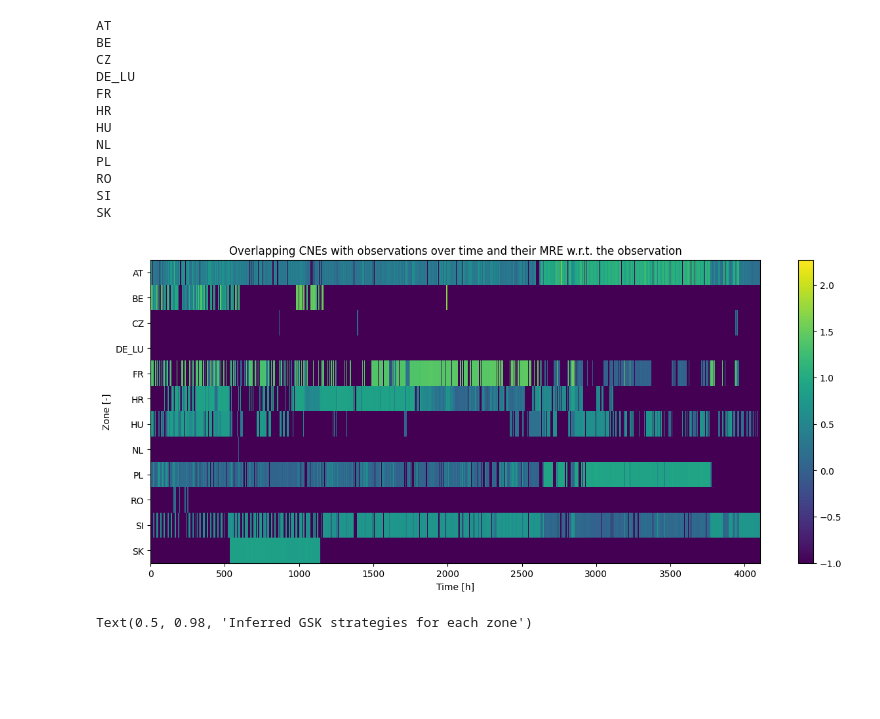
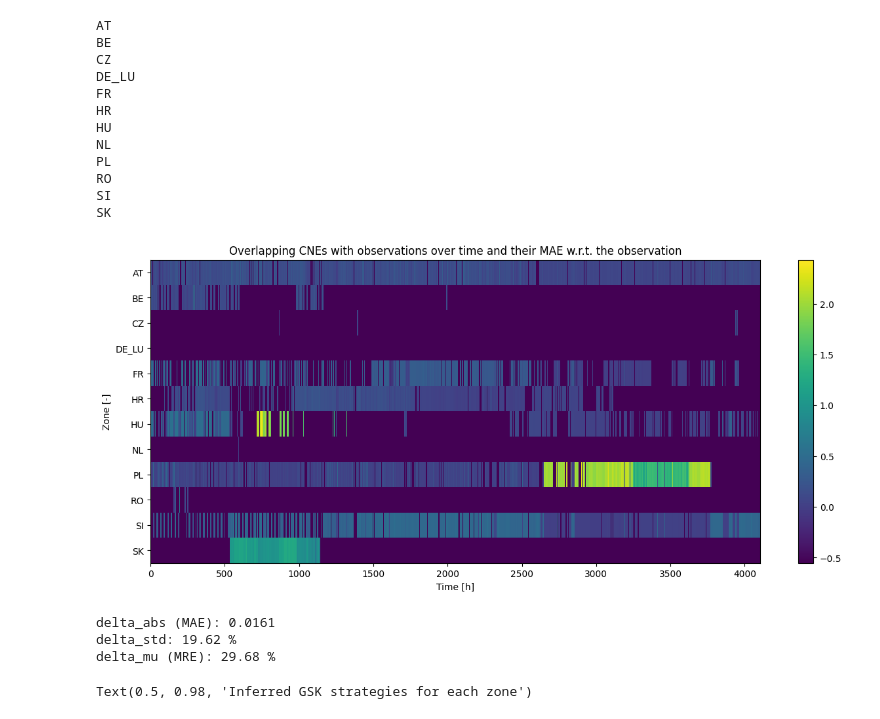
Before and after one commit to kbruninx/FBMC, a Jupyter notebook: flow_based_domain/Calculated PTDF Analysis.ipynb, the cells around one changed output. Saved outputs shown, nothing was run; the diff lists cells and outputs as text; code cells hidden in the pictures; blank space fills up the shorter version.

```diff
--- a/flow_based_domain/Calculated PTDF Analysis.ipynb
+++ b/flow_based_domain/Calculated PTDF Analysis.ipynb
@@ -51,0 +56,2 @@ display(df_ptdf)
+# %%
+df_ptdf_nuts_feb = df_ptdf_nuts_feb.reset_index()
@@ -51,0 +157,19 @@ display(df_ptdf)
+# %%
+# BORDERS CONSIDERED BY MY MODEL (alpha = 0.04)
+
+total_borders_considered_model_4 = []
+for _, lines in df_ptdf_nuts_feb_4[(df_ptdf_nuts_feb_4.line_id.isin(tielines))].groupby('DateTime'):
+    borders = []
+    for l in list(lines['line_id']):
+        eic = df_grid.loc[l, 'eic']
+        if eic[:4] == '10T-':
+            z1 = eic[4:6]
+            z2 = eic[7:9]
+            if [z1, z2] not in borders:# and [z2, z1] not in borders:
+                borders.append([z1, z2])
+            if [z1, z2] not in total_borders_considered_model_4:
+                total_borders_considered_model_4.append([z1, z2])
+    #print([b[0] + '-' + b[1] for b in borders])
+
+print(len(total_borders_considered_model_4))
+print([b[0] + '-' + b[1] for b in total_borders_considered_model_4])
@@ -76,11 +241,14 @@ df_lines_frm = df_lines_frm.groupby('zone').max()
 # %%
 # ADDING F_REF, FRM AND RAM to PTDF
 
-timestamps = list(df_ptdf.index.unique())
+timestamps = list(df_timestamps[
+    (df_timestamps.index >= datetime(2022, 9, 11, 0, 0)) &
+    (df_timestamps.index <= datetime(2023, 2, 28, 23, 59))
+].index)
 
 ts = 1
-for index, row in df_ptdf_nuts.iterrows():
-    t = timestamps.index(index)
+for index, row in df_ptdf_nuts_feb_tso[df_ptdf_nuts_feb_tso.DateTime <= datetime(2023, 2, 28, 23, 59)].iterrows():
+    t = timestamps.index(row['DateTime'])
     l = df_line_edge_map.loc[df_line_edge_map.line_id == row['line_id'], 'edge'].iloc[0]
     zone = df_grid.loc[row['line_id'], 'zone']
     cap = df_grid.loc[row['line_id'], 'capacity']
@@ -89,9 +257,9 @@ for index, row in df_ptdf_nuts.iterrows():
     frm = df_lines_frm.loc[zone, 'frm']
     ram = cap - frm - fref
 
-    df_ptdf_nuts.loc[index, 'fref'] = fref
-    df_ptdf_nuts.loc[index, 'frm'] = frm
-    df_ptdf_nuts.loc[index, 'ram'] = ram
+    df_ptdf_nuts_feb_tso.loc[index, 'fref'] = fref
+    df_ptdf_nuts_feb_tso.loc[index, 'frm'] = frm
+    df_ptdf_nuts_feb_tso.loc[index, 'ram'] = ram
 
     ts += 1
     if ts % 1000 == 0:
@@ -209,11 +366,11 @@ for zone in zones:
             (df_ptdf_obs.line_id.isin(zone_lines)) &
             (df_ptdf_obs.DateTime == timestamp) &
             (df_ptdf_obs.contingency == -1)]
-        c0_overlap = df_ptdf_nuts[(df_ptdf_nuts.index == timestamp) & df_ptdf_nuts.line_id.isin(list(obs_c0['line_id']))]
+        c0_overlap = df_ptdf[(df_ptdf.index == timestamp) & df_ptdf.line_id.isin(list(obs_c0['line_id']))]
 
         obs_c0_overlap = obs_c0[obs_c0.line_id.isin(list(c0_overlap['line_id']))]
         if abs(obs_c0_overlap[zones].to_numpy()).all() > 0:
-            diff = abs(c0_overlap[zones].to_numpy() - obs_c0_overlap[zones].to_numpy()) / abs(obs_c0_overlap[zones].to_numpy())
+            diff = abs(c0_overlap[zones].to_numpy() - obs_c0_overlap[zones].to_numpy())
             if len(diff) > 0:
                 ptdf_mre[z][t] = np.min(diff)
             else:
@@ -234,21 +391,29 @@ RO
 SI
 SK
 # %%
-ptdf_mre[np.isnan(ptdf_mre)] = -1
+#ptdf_mre[np.isnan(ptdf_mre)] = -1
+ptdf_mre[ptdf_mre == -0.02] = -0.03
 
 fig, ax = plt.subplots(figsize=(15,6))
 plt.imshow(ptdf_mre, interpolation='none', aspect='auto')
 ax.set_yticks([0,1,2,3,4,5,6,7,8,9,10,11])
 ax.set_yticklabels(zones)
 ax.set_xlabel('Time [h]')
 ax.set_ylabel('Zone [-]')
-plt.title("Overlapping CNEs with observations over time and their MRE w.r.t. the observation")
+plt.title("Overlapping CNEs with observations over time and their MAE w.r.t. the observation")
 plt.colorbar()
 plt.show()
 # %% [output]
-[figure, old version]
+[figure, new version]
 # %%
-# MAXBEX AND MAXPOS
+# OVERALL ERROR METRICS
+print('delta_abs (MAE):', round(np.mean(ptdf_mre[ptdf_mre != -0.03]), 4))
+print('delta_std:', round(100*np.mean(ptdf_mre[ptdf_mre != -0.03])/df_ptdf_obs[zones].stack().std(), 2), '%')
+print('delta_mu (MRE):', round(100*np.mean(ptdf_mre[ptdf_mre != -0.03]) / df_ptdf_obs[zones].abs().mean().mean(), 2), '%')
+# %% [output]
+delta_abs (MAE): 0.0161
+delta_std: 19.62 %
+delta_mu (MRE): 29.68 %
 # %%
 # GSK COMPOSITION
 
```
Also changed, not shown: parts of 22 cells of this notebook, 50 other files.
